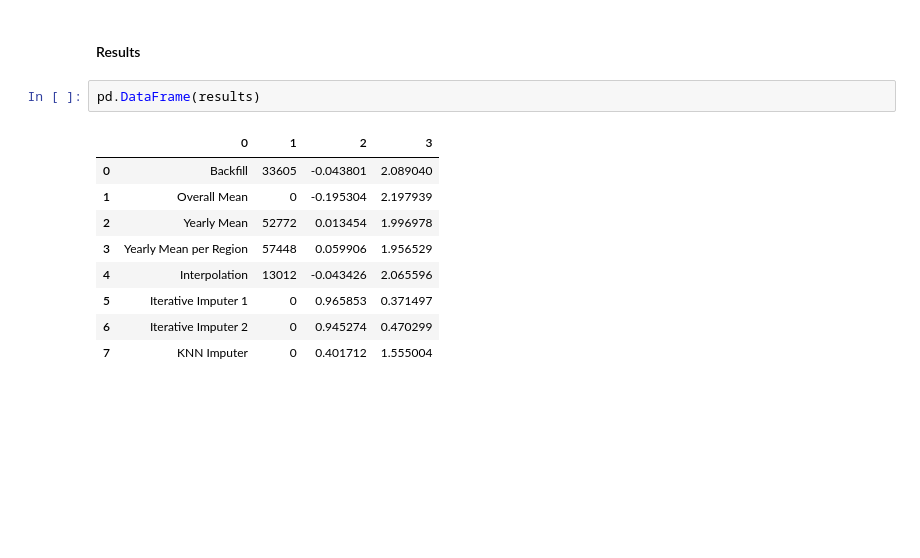
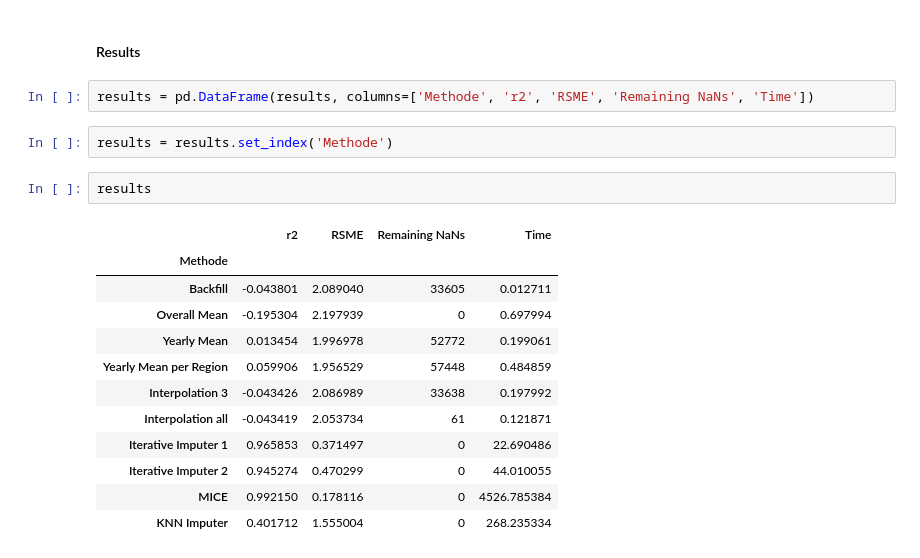
Before and after one commit to MarieFlatow/BA_weltbank, a Jupyter notebook: 04_comparing_imputation_techniques.ipynb, the cells around one changed output. Drawn from its saved outputs; the diff is of its cells as text; blank space fills up the shorter version.

Commit message:
include mice and time keeping

```diff
--- a/04_comparing_imputation_techniques.ipynb
+++ b/04_comparing_imputation_techniques.ipynb
@@ -292,14 +399,21 @@ r2: 0.40171197982598716, rmse: 1.555004425815101
 # %% [markdown]
 #### Results
 # %%
-pd.DataFrame(results)
+results = pd.DataFrame(results, columns=['Methode', 'r2', 'RSME', 'Remaining NaNs', 'Time'])
-# %% [output]
-|  | 0 | 1 | 2 | 3 |
-| 0 | Backfill | 33605 | -0.043801 | 2.089040 |
-| 1 | Overall Mean | 0 | -0.195304 | 2.197939 |
-| 2 | Yearly Mean | 52772 | 0.013454 | 1.996978 |
-| 3 | Yearly Mean per Region | 57448 | 0.059906 | 1.956529 |
-| 4 | Interpolation | 13012 | -0.043426 | 2.065596 |
-| 5 | Iterative Imputer 1 | 0 | 0.965853 | 0.371497 |
-| 6 | Iterative Imputer 2 | 0 | 0.945274 | 0.470299 |
-| 7 | KNN Imputer | 0 | 0.401712 | 1.555004 |
+# %%
+results = results.set_index('Methode')
+# %%
+results
+# %% [output]
+|  | r2 | RSME | Remaining NaNs | Time |
+| Methode |  |  |  |  |
+| Backfill | -0.043801 | 2.089040 | 33605 | 0.012711 |
+| Overall Mean | -0.195304 | 2.197939 | 0 | 0.697994 |
+| Yearly Mean | 0.013454 | 1.996978 | 52772 | 0.199061 |
+| Yearly Mean per Region | 0.059906 | 1.956529 | 57448 | 0.484859 |
+| Interpolation 3 | -0.043426 | 2.086989 | 33638 | 0.197992 |
+| Interpolation all | -0.043419 | 2.053734 | 61 | 0.121871 |
+| Iterative Imputer 1 | 0.965853 | 0.371497 | 0 | 22.690486 |
+| Iterative Imputer 2 | 0.945274 | 0.470299 | 0 | 44.010055 |
+| MICE | 0.992150 | 0.178116 | 0 | 4526.785384 |
+| KNN Imputer | 0.401712 | 1.555004 | 0 | 268.235334 |
```
Also changed, not shown: parts of 17 cells of this notebook.
